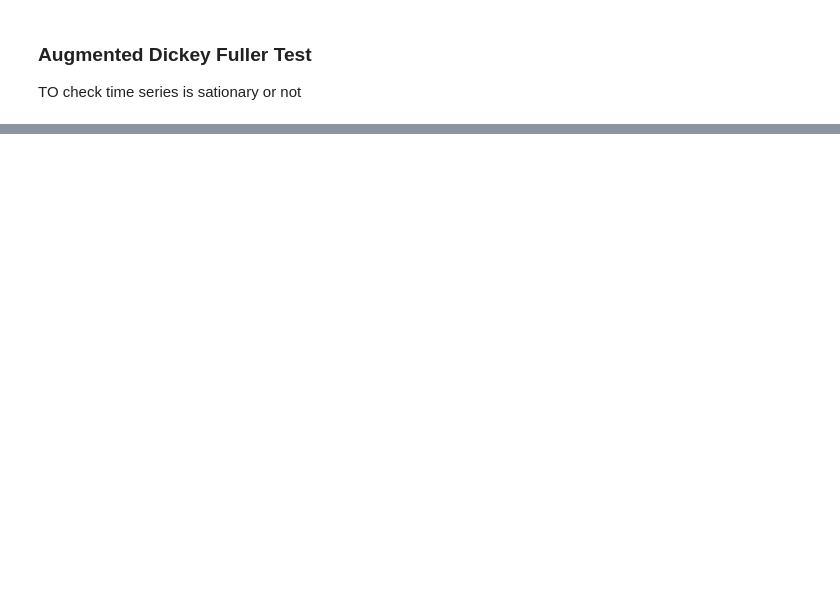
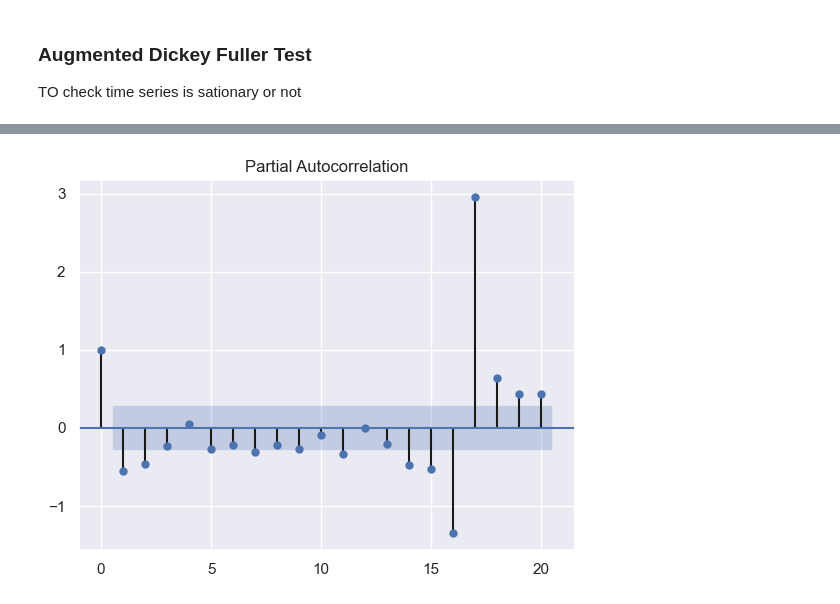
Before and after one commit to arunChauhan-coder/Machine-Learning, a Jupyter notebook: TimeSeriesForecasting/TimeSeries_SuperStore.ipynb, the cells around one changed output, grey strips where cells are left out. Saved outputs shown, nothing was run; the diff lists cells and outputs as text; code cells hidden in the pictures; blank space fills up the shorter version.

```diff
--- a/TimeSeriesForecasting/TimeSeries_SuperStore.ipynb
+++ b/TimeSeriesForecasting/TimeSeries_SuperStore.ipynb
@@ -204,0 +238,3 @@ Strong evidence against null hypothesis and my timeseries is Stationary
+# %%
+# Seasonality
+df_monthly['Seasonality'] = df_monthly['Sales'] - df_monthly['Sales'].shift(12)
@@ -204,0 +250,2 @@ Strong evidence against null hypothesis and my timeseries is Stationary
+# %%
+df_monthly['Seasonality_1'] = df_monthly['Seasonality'] - df_monthly['Seasonality'].shift(12)
@@ -204,0 +261,2 @@ Strong evidence against null hypothesis and my timeseries is Stationary
+# %%
+df_monthly['Seasonality_2'] = df_monthly['Seasonality_1'] - df_monthly['Seasonality_1'].shift(12)
@@ -204,0 +272,2 @@ Strong evidence against null hypothesis and my timeseries is Stationary
+# %%
+df_monthly['Seasonality_3'] = df_monthly['Seasonality_2'] - df_monthly['Seasonality_2'].shift(12)
@@ -204,0 +280,6 @@ Strong evidence against null hypothesis and my timeseries is Stationary
+# %%
+from statsmodels.graphics.tsaplots import plot_acf, plot_pacf
+plot_pacf(df_monthly['1stDiff'].dropna(), lags=20)
+plt.show()
+# %% [output]
+[figure, added]
```
Also changed, not shown: parts of 74 cells of this notebook.
